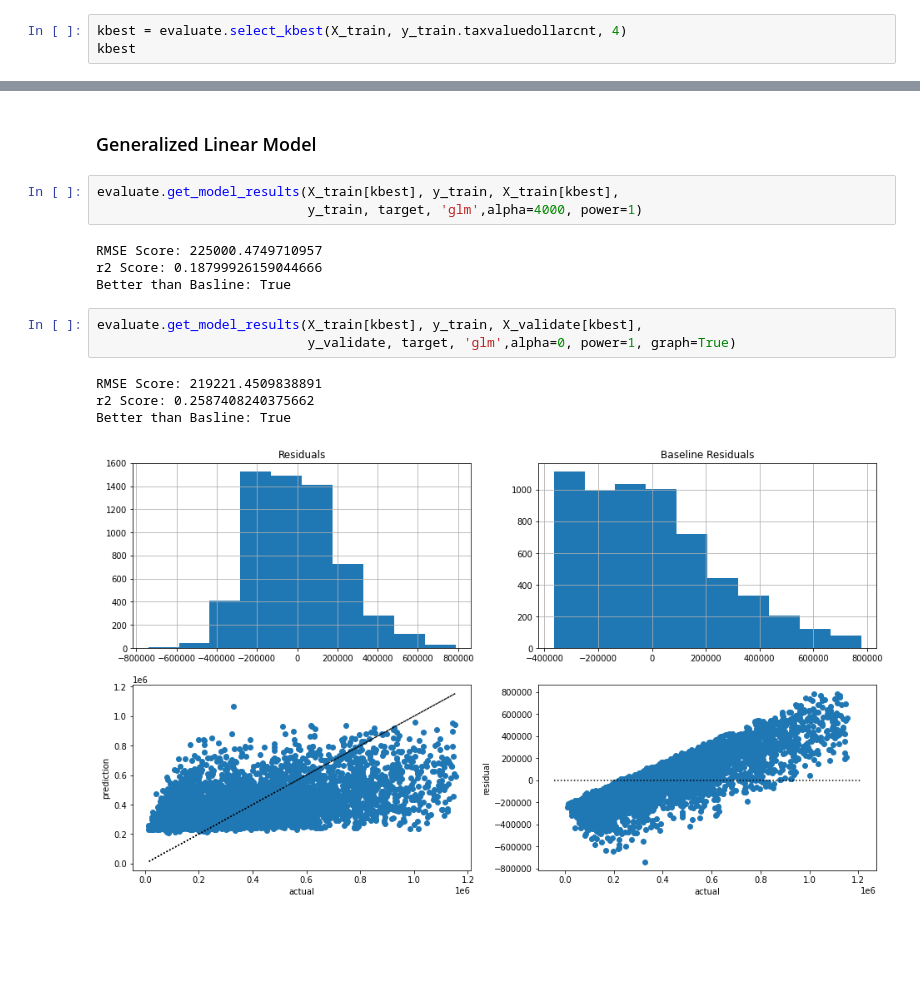
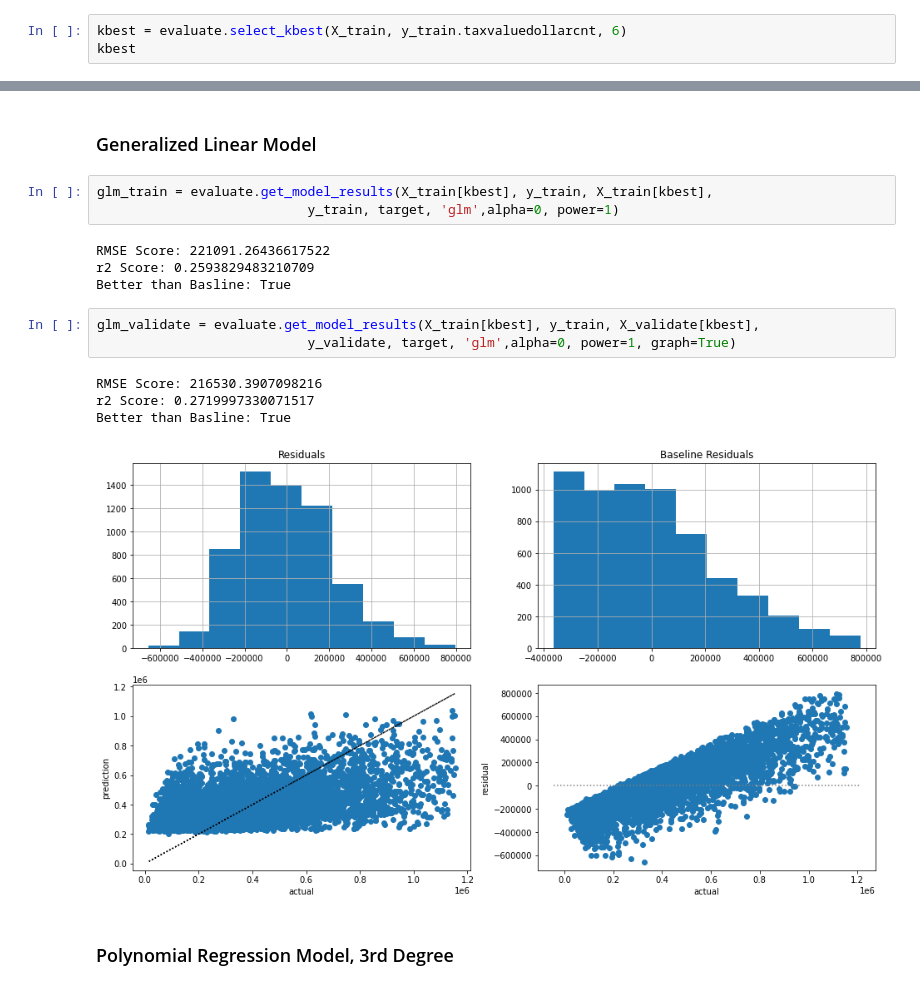
Before and after one commit to carterrxavier/Zillow-Regression-Project, a Jupyter notebook: Final_Notebook.ipynb, the cells around one changed output, grey strips where cells are left out. Cells and saved outputs as stored; diff of their text form; blank space fills up the shorter version.

```diff
--- a/Final_Notebook.ipynb
+++ b/Final_Notebook.ipynb
@@ -203,6 +232,6 @@ y_train = pd.DataFrame(y_train)
 y_validate = pd.DataFrame(y_validate)
 y_test = pd.DataFrame(y_test)
 # %%
-kbest = evaluate.select_kbest(X_train, y_train.taxvaluedollarcnt, 4)
+kbest = evaluate.select_kbest(X_train, y_train.taxvaluedollarcnt, 6)
 kbest
 # %% [output]
@@ -300,17 +339,19 @@ Better than Basline: True
 # %% [markdown]
 ### Generalized Linear Model
 # %%
-evaluate.get_model_results(X_train[kbest], y_train, X_train[kbest],
-                           y_train, target, 'glm',alpha=4000, power=1)
+glm_train = evaluate.get_model_results(X_train[kbest], y_train, X_train[kbest],
+                           y_train, target, 'glm',alpha=0, power=1)
 # %% [output]
-RMSE Score: 225000.4749710957
-r2 Score: 0.18799926159044666
+RMSE Score: 221091.26436617522
+r2 Score: 0.2593829483210709
 Better than Basline: True
 # %%
-evaluate.get_model_results(X_train[kbest], y_train, X_validate[kbest],
+glm_validate = evaluate.get_model_results(X_train[kbest], y_train, X_validate[kbest],
                            y_validate, target, 'glm',alpha=0, power=1, graph=True)
 # %% [output]
-RMSE Score: 219221.4509838891
-r2 Score: 0.2587408240375662
+RMSE Score: 216530.3907098216
+r2 Score: 0.2719997330071517
 Better than Basline: True
-[figure, old version]
+[figure, new version]
+# %% [markdown]
+### Polynomial Regression Model, 3rd Degree
```
Also changed, not shown: parts of 21 cells of this notebook, 8 other files.
